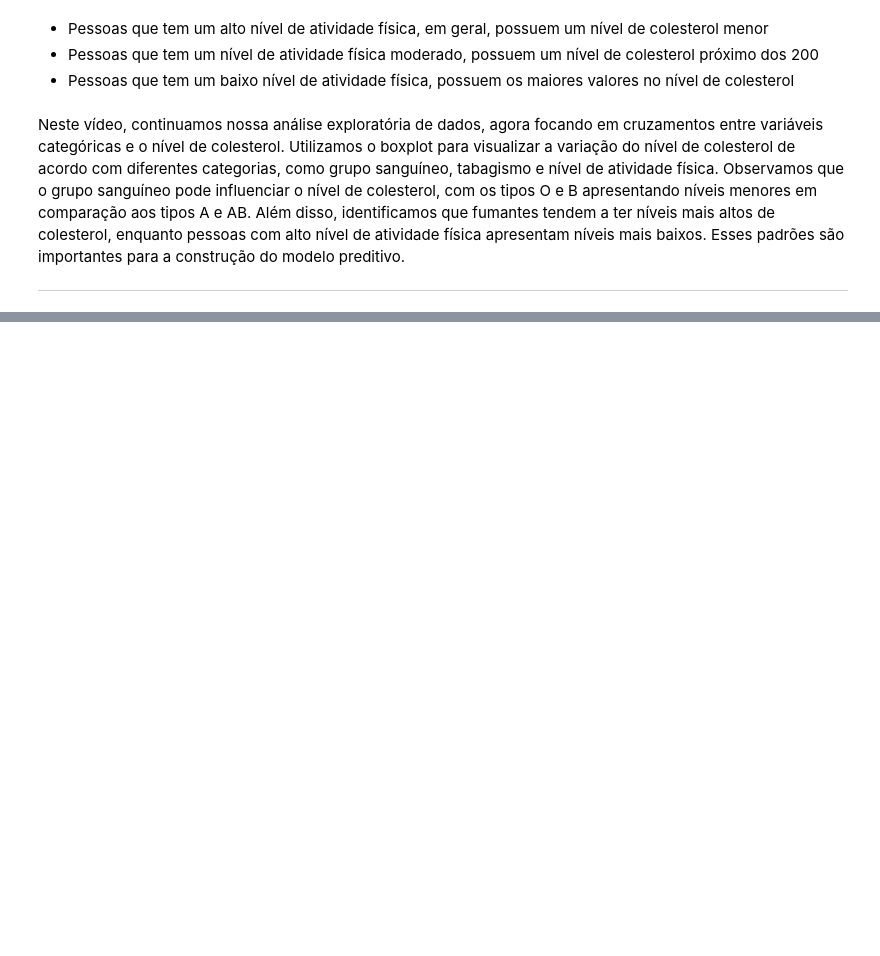
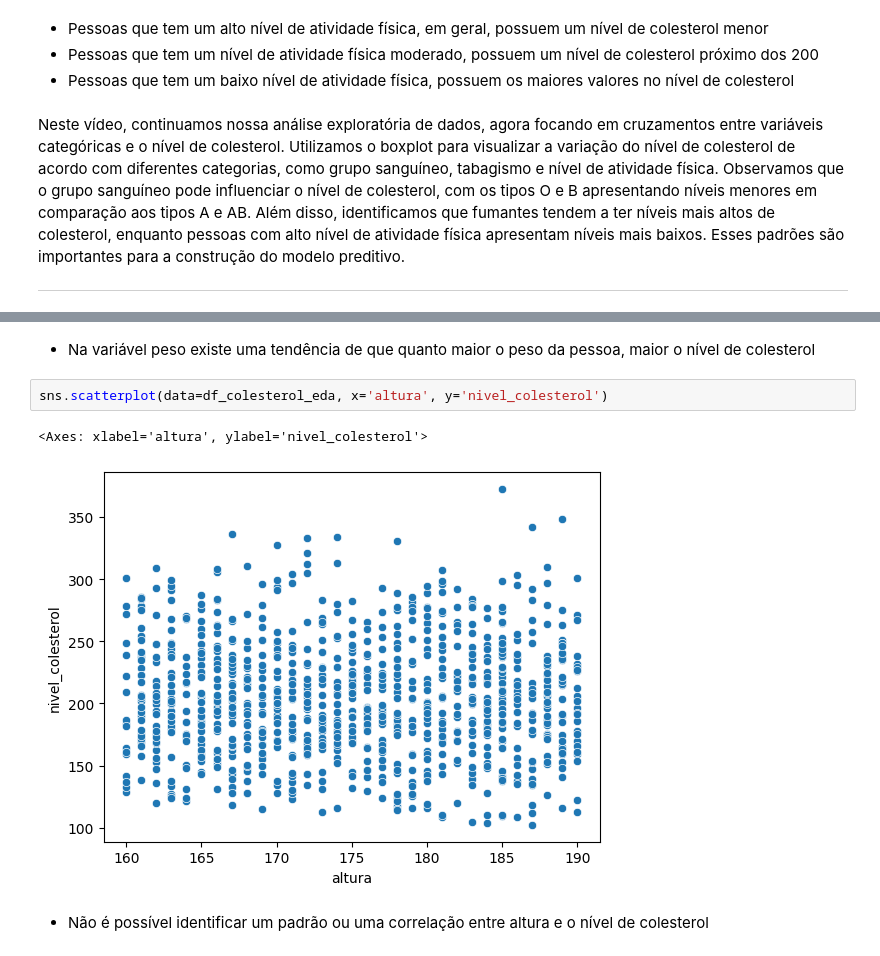
Before and after one commit to VictorGianelli/Algoritmos_Supervisionados_-_Regressao_Linear_Multipla_-_Modelo_Colesterol, a Jupyter notebook: modelo_colesterol.ipynb, the cells around one changed output, grey strips where cells are left out. Cells and saved outputs as stored; diff of their text form; blank space fills up the shorter version.

```diff
--- a/modelo_colesterol.ipynb
+++ b/modelo_colesterol.ipynb
@@ -251,0 +267,9 @@ ______________________________________________________
+# %% [markdown]
+- Na variável peso existe uma tendência de que quanto maior o peso da pessoa, maior o nível de colesterol
+# %%
+sns.scatterplot(data=df_colesterol_eda, x='altura', y='nivel_colesterol')
+# %% [output]
+<Axes: xlabel='altura', ylabel='nivel_colesterol'>
+[figure, added]
+# %% [markdown]
+- Não é possível identificar um padrão ou uma correlação entre altura e o nível de colesterol
```
Also changed, not shown: parts of 5 cells of this notebook.
